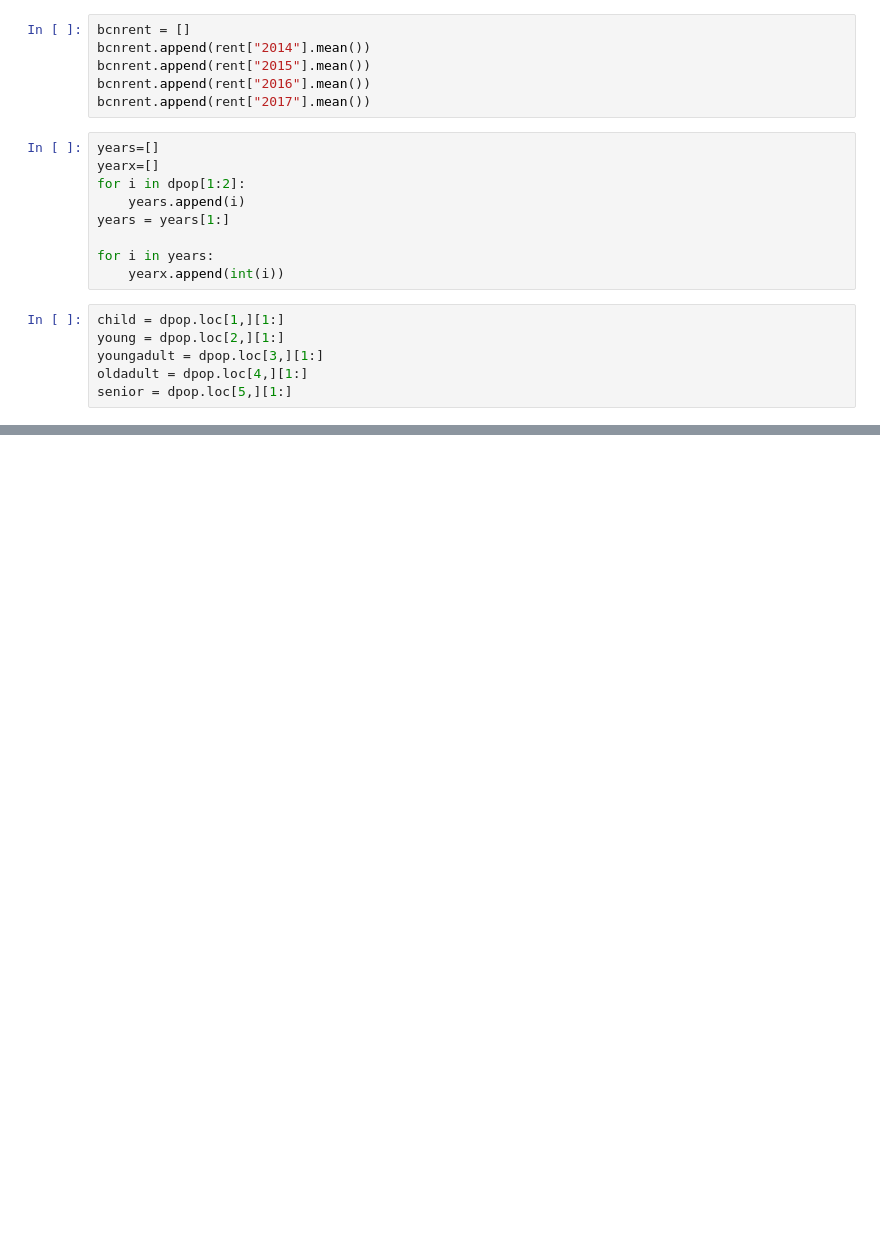
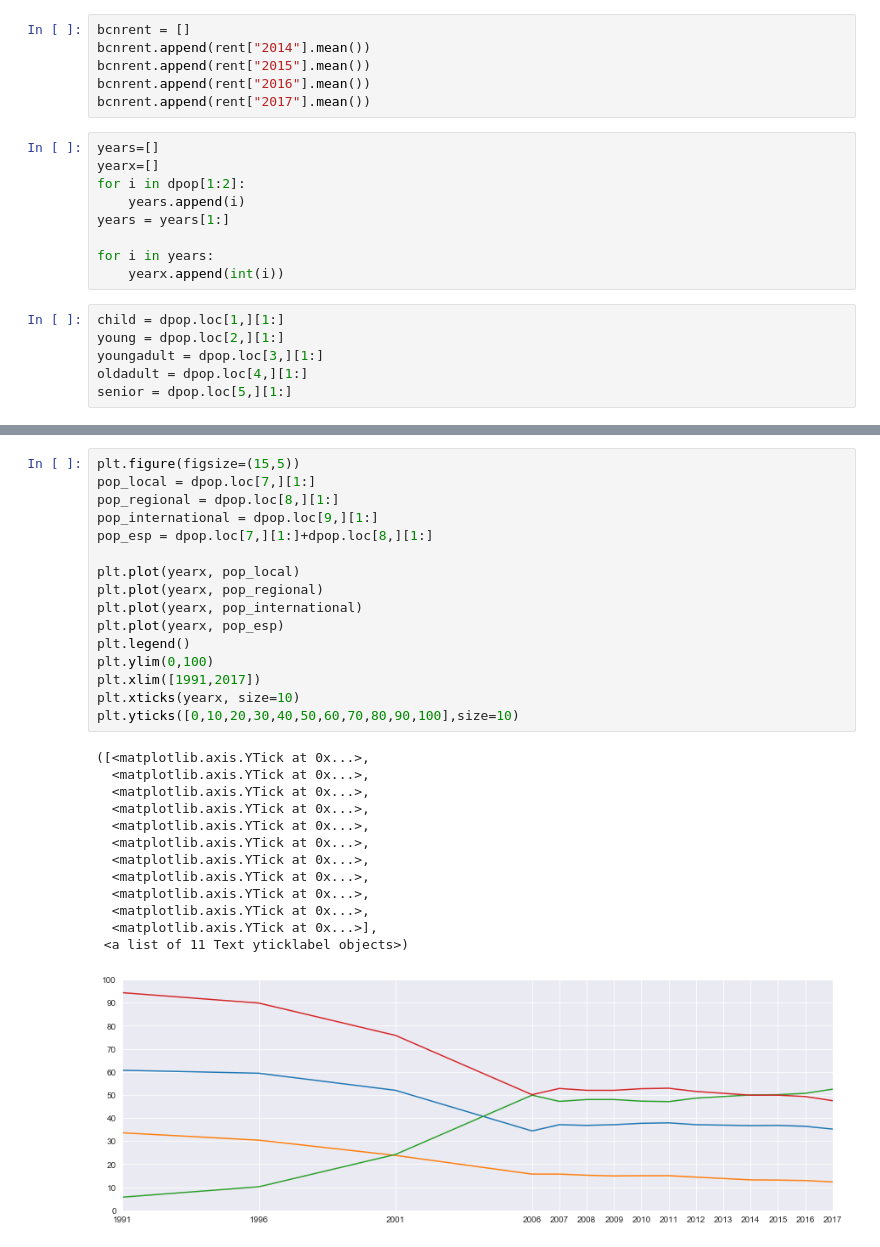
Before and after one commit to BerkayDemirel/Citython2018, a Jupyter notebook: Citython.ipynb, the cells around one changed output, grey strips where cells are left out. Saved outputs shown, nothing was run; the diff lists cells and outputs as text; blank space fills up the shorter version.

```diff
--- a/Citython.ipynb
+++ b/Citython.ipynb
@@ -108,0 +97,30 @@ Name: Years, dtype: object
+# %%
+plt.figure(figsize=(15,5))
+pop_local = dpop.loc[7,][1:]
+pop_regional = dpop.loc[8,][1:]
+pop_international = dpop.loc[9,][1:]
+pop_esp = dpop.loc[7,][1:]+dpop.loc[8,][1:]
+
+plt.plot(yearx, pop_local)
+plt.plot(yearx, pop_regional)
+plt.plot(yearx, pop_international)
+plt.plot(yearx, pop_esp)
+plt.legend()
+plt.ylim(0,100)
+plt.xlim([1991,2017])
+plt.xticks(yearx, size=10)
+plt.yticks([0,10,20,30,40,50,60,70,80,90,100],size=10)
+# %% [output]
+([<matplotlib.axis.YTick at 0x...>,
+  <matplotlib.axis.YTick at 0x...>,
+  <matplotlib.axis.YTick at 0x...>,
+  <matplotlib.axis.YTick at 0x...>,
+  <matplotlib.axis.YTick at 0x...>,
+  <matplotlib.axis.YTick at 0x...>,
+  <matplotlib.axis.YTick at 0x...>,
+  <matplotlib.axis.YTick at 0x...>,
+  <matplotlib.axis.YTick at 0x...>,
+  <matplotlib.axis.YTick at 0x...>,
+  <matplotlib.axis.YTick at 0x...>],
+ <a list of 11 Text yticklabel objects>)
+[figure, added]
```
Also changed, not shown: parts of 4 cells of this notebook.
